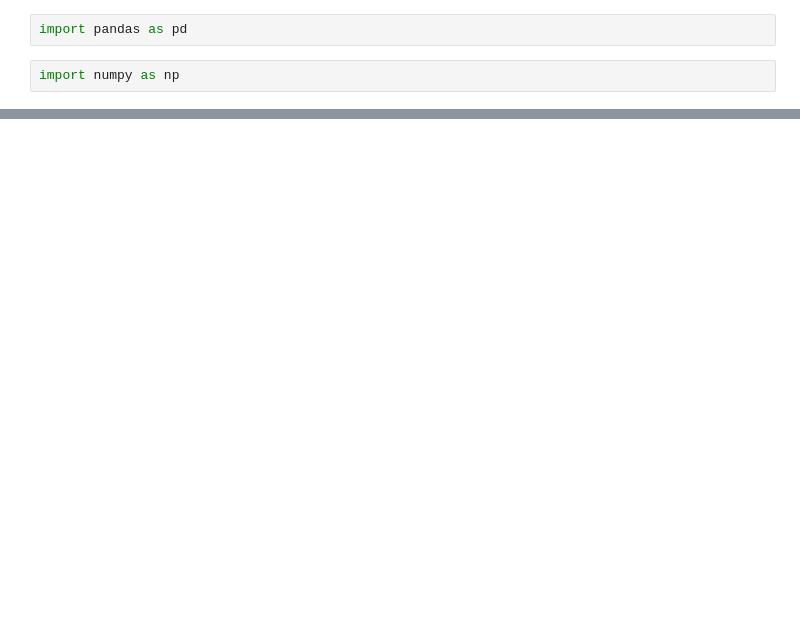
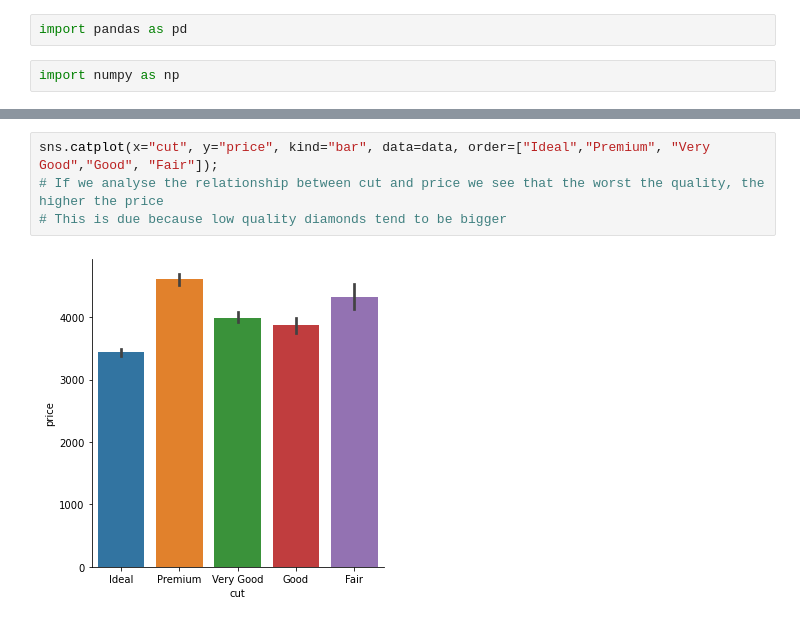
Before and after one commit to davidgozalo/ih_datamadpt0420_project_m2, a Jupyter notebook: First Analysis.ipynb, the cells around one changed output, grey strips where cells are left out. Saved outputs shown, nothing was run; the diff lists cells and outputs as text; blank space fills up the shorter version.

```diff
--- a/First Analysis.ipynb
+++ b/First Analysis.ipynb
@@ -6,0 +246,6 @@ data = pd.read_csv("diamonds_train.csv")
+# %%
+sns.catplot(x="cut", y="price", kind="bar", data=data, order=["Ideal","Premium", "Very Good","Good", "Fair"]);
+# If we analyse the relationship between cut and price we see that the worst the quality, the higher the price
+# This is due because low quality diamonds tend to be bigger
+# %% [output]
+[figure, added]
```
Also changed, not shown: parts of 77 cells of this notebook.
